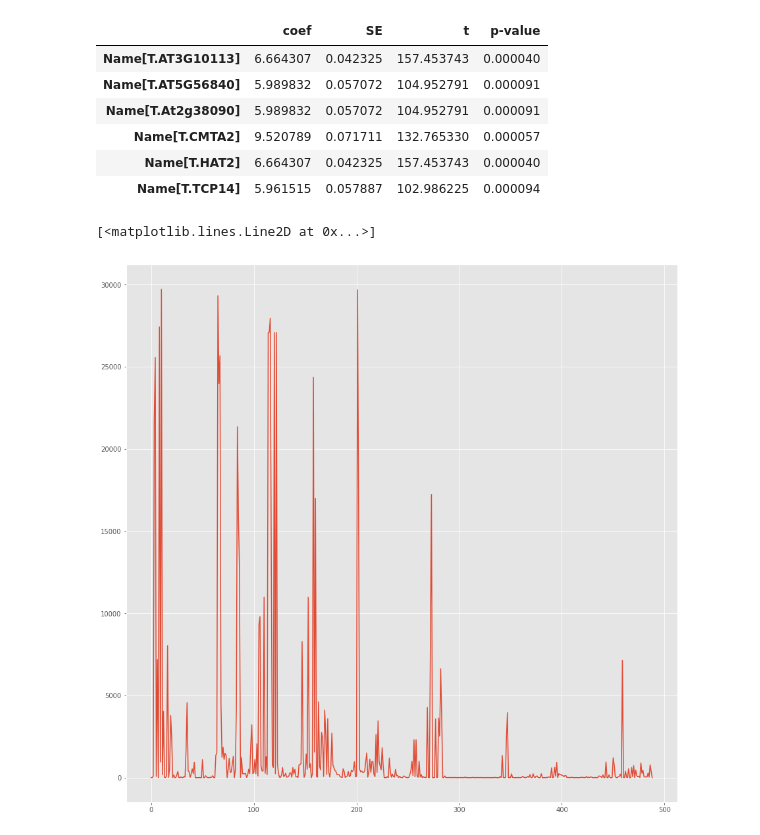
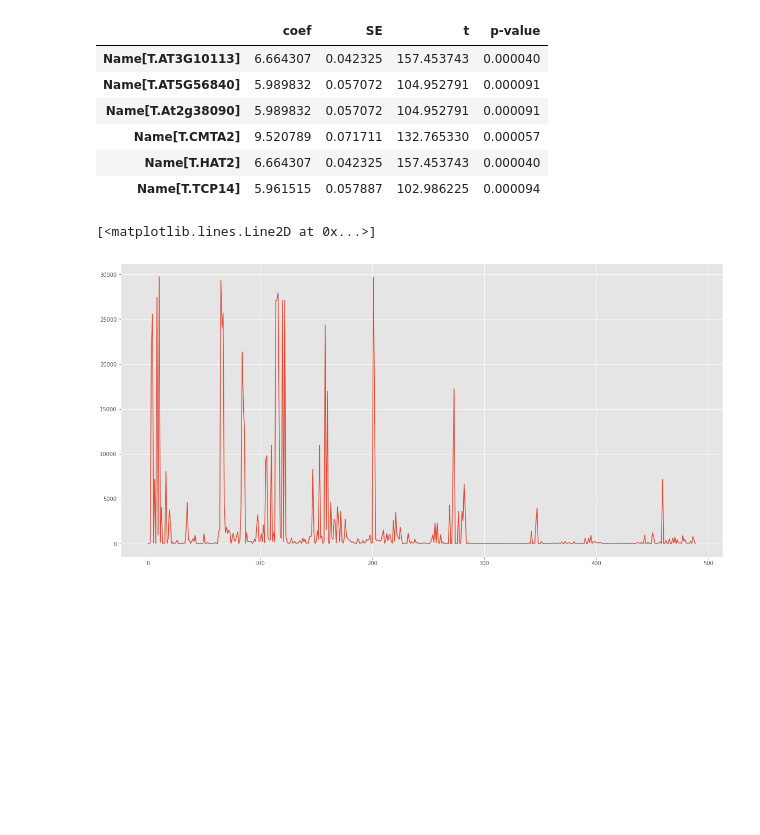
Before and after one commit to if1015-datascience-ufpe/2018-1-projeto-phytoprom, a Jupyter notebook: Processamento.ipynb, the cells around one changed output. Saved outputs shown, nothing was run; the diff lists cells and outputs as text; code cells hidden in the pictures; blank space fills up the shorter version.

```diff
--- a/Processamento.ipynb
+++ b/Processamento.ipynb
@@ -209,9 +209,9 @@ enrichment[enrichment['t']>100]
 | Name[T.HAT2] | 6.664307 | 0.042325 | 157.453743 | 0.000040 |
 | Name[T.TCP14] | 5.961515 | 0.057887 | 102.986225 | 0.000094 |
 # %%
-plt.figure(figsize=(15,15))
+plt.figure(figsize=(20,10))
 plt.plot(df['Genome'])
 # %% [output]
 [<matplotlib.lines.Line2D at 0x...>]
-[figure, old version]
+[figure, new version]
 # %%
```
Also changed, not shown: parts of 2 cells of this notebook.
